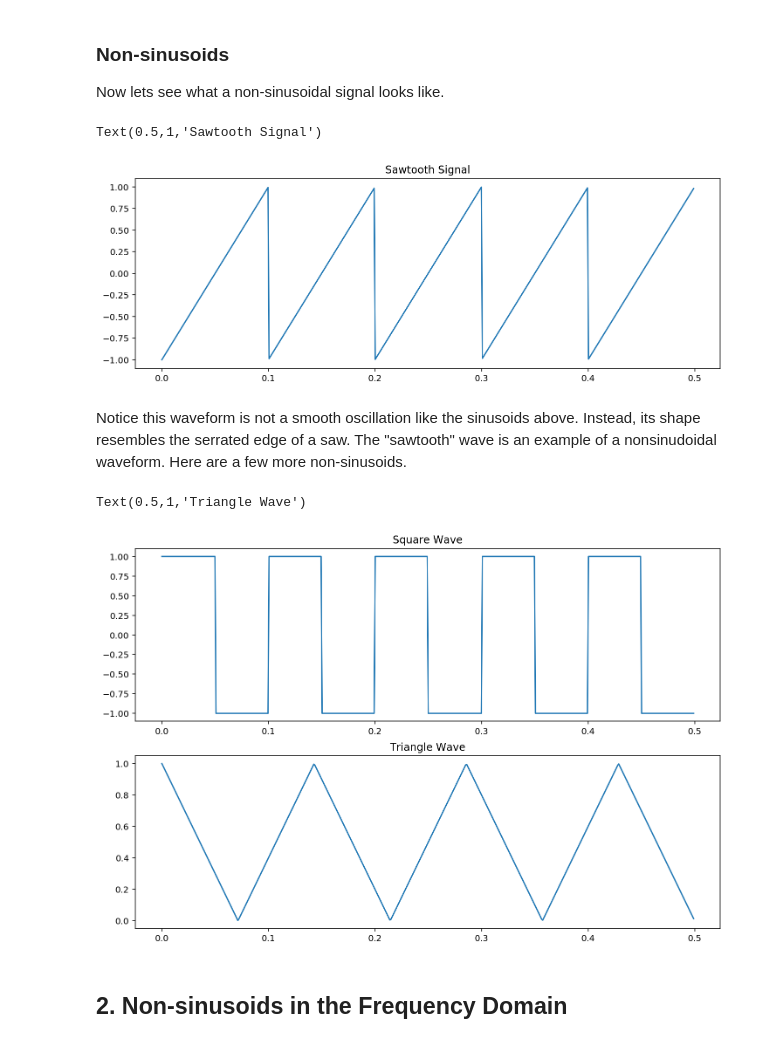
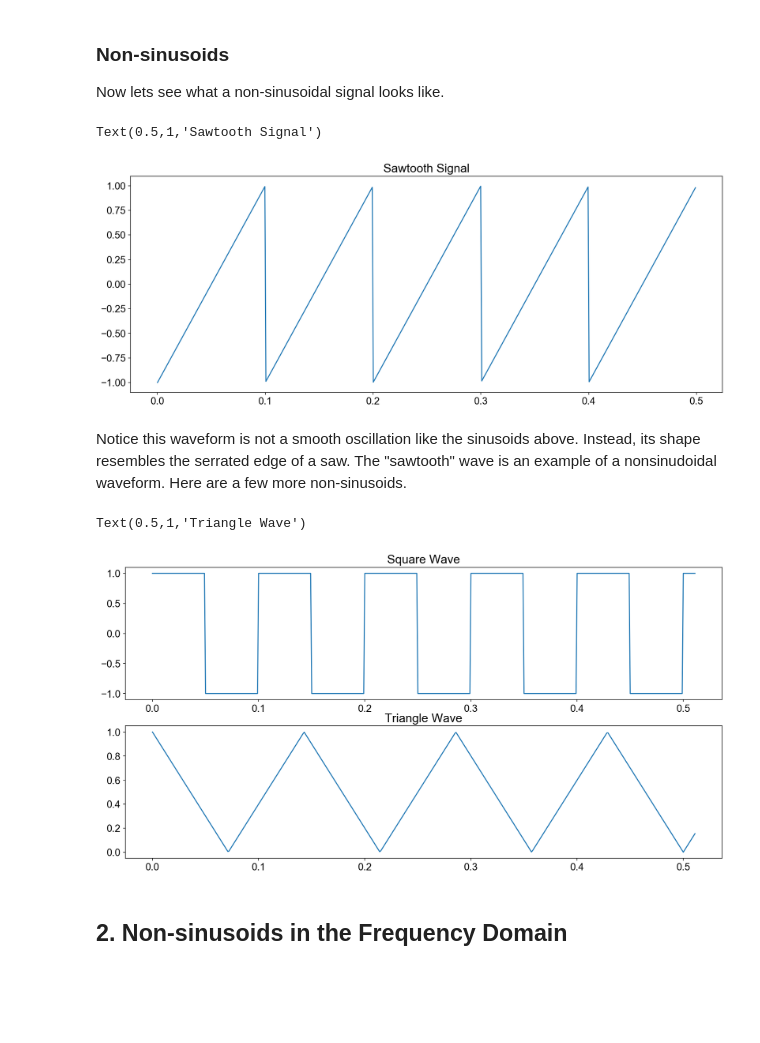
Before and after one commit to voytekresearch/Tutorials, a Jupyter notebook: 08-HowFrequencyRepresentationsGoWrong.ipynb, the cells around one changed output. Saved outputs shown, nothing was run; the diff lists cells and outputs as text; code cells hidden in the pictures; blank space fills up the shorter version.

```diff
--- a/08-HowFrequencyRepresentationsGoWrong.ipynb
+++ b/08-HowFrequencyRepresentationsGoWrong.ipynb
@@ -28,10 +30,13 @@ import numpy as np
 import scipy as sp
 import matplotlib.pyplot as plt
 
-import matplotlib
+figure = {'figsize': (16,6)}
+plt.rc('figure', **figure)
 
-figure = {'figsize': (12,4)}
-matplotlib.rc('figure', **figure)
+font = {'family' : 'arial',
+        'weight' : 'regular',
+        'size'   : 15}
+plt.rc('font', **font)
 # %% [markdown]
 ## 1. Sinusoids vs Non-sinusoids
 # %% [markdown]
@@ -91,25 +96,25 @@ plt.plot(t[0:512], saw_signal[0:512], label='sawtooth signal')
 plt.title('Sawtooth Signal')
 # %% [output]
 Text(0.5,1,'Sawtooth Signal')
-[figure, old version]
+[figure, new version]
 # %% [markdown]
 Notice this waveform is not a smooth oscillation like the sinusoids above. Instead, its shape resembles the serrated edge of a saw. The "sawtooth" wave is an example of a nonsinudoidal waveform. Here are a few more non-sinusoids.
 # %%
-plt.figure(figsize = [12,8])
+plt.figure(figsize = [16,8])
 
 freq = 20 #20Hz
 square_signal = signal.square(np.pi*freq*t)
 plt.subplot(2,1,1)
 plt.plot(t[0:512], square_signal[0:512], label = 'square signal')
 plt.title('Square Wave')
 
 triangle_signal = np.abs(signal.sawtooth(2*np.pi*7*t))
 plt.subplot(2,1,2)
 plt.plot(t[0:512], triangle_signal[0:512])
 plt.title('Triangle Wave')
 # %% [output]
 Text(0.5,1,'Triangle Wave')
-[figure, old version]
+[figure, new version]
 # %% [markdown]
 ## 2. Non-sinusoids in the Frequency Domain
 # %% [markdown]
```
Also changed, not shown: parts of 7 cells of this notebook, 3 other files.
